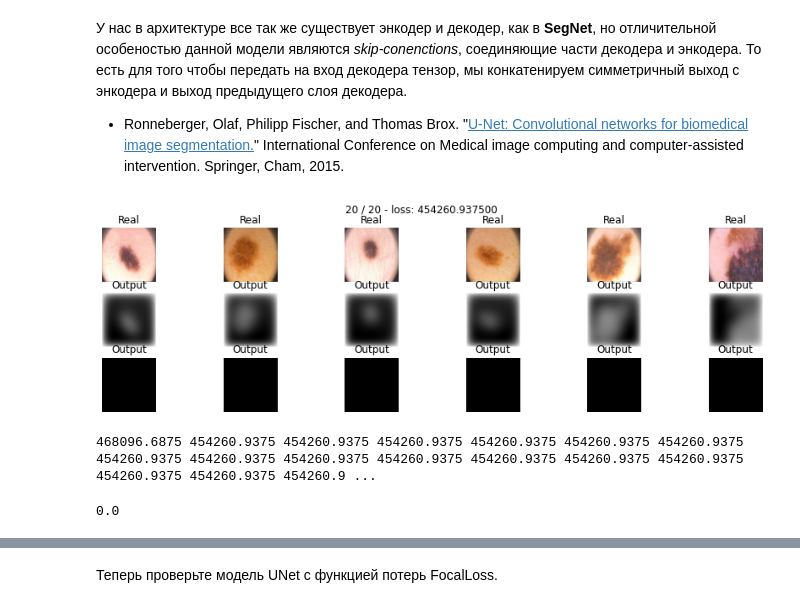
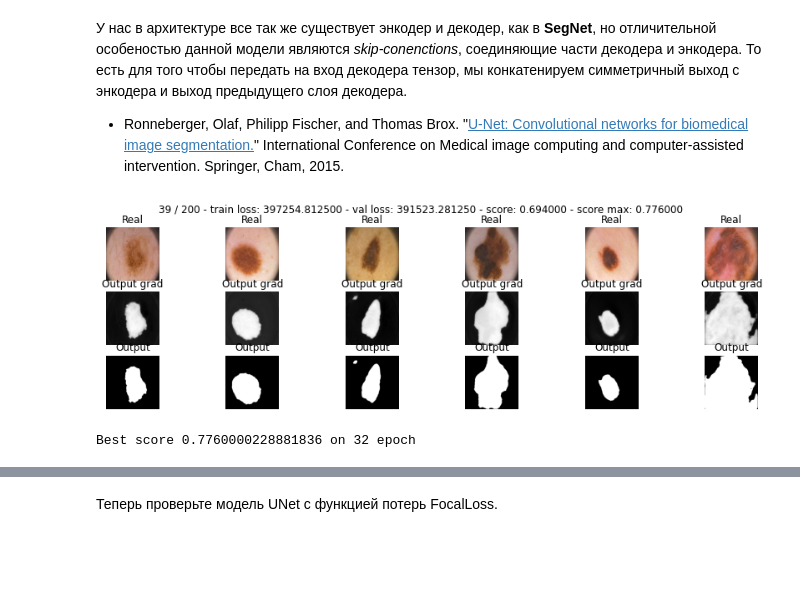
Before and after one commit to gbrs/DLS_1_2022_spring, a Jupyter notebook: 24 Домашка/[hw,basic]semantic_segmentation.ipynb, the cells around one changed output, grey strips where cells are left out. Cells and saved outputs as stored; diff of their text form; code cells hidden in the pictures; blank space fills up the shorter version.

```diff
--- a/24 Домашка/[hw,basic]semantic_segmentation.ipynb
+++ b/24 Домашка/[hw,basic]semantic_segmentation.ipynb
@@ -594,5 +625,5 @@ model_dice = SegNet().to(device)
 # %%
-max_epochs = 40
-optimaizer = torch.optim.Adam(model_dice.parameters())
-train(model_dice, optimaizer, dice_loss, max_epochs, data_tr, data_val)
+max_epochs = 200
+train_losses_seg_dice, val_losses_seg_dice, scores_seg_dice \
+        = train(seg_dice, optimaizer, dice_loss, max_epochs, data_tr, data_val, 'seg_dice')
 # %% [output]
@@ -643,4 +684,5 @@ optimaizer = torch.optim.Adam(model_focal.parameters())
 # %%
-max_epochs = 40
-train(model_focal, optimaizer, focal_loss, max_epochs, data_tr, data_val)
+max_epochs = 200
+train_losses_seg_focal, val_losses_seg_focal, scores_seg_focal \
+        = train(seg_focal, optimaizer, focal_loss, max_epochs, data_tr, data_val, 'seg_focal')
 # %% [output]
@@ -685,29 +732,37 @@ class UNet(nn.Module):
         # )
         self.enc_conv0 = nn.Sequential(
                               nn.Conv2d(in_channels=3, out_channels=64, kernel_size=3, padding=1),
+                              nn.BatchNorm2d(64),
                               nn.ReLU(),
                               nn.Conv2d(in_channels=64, out_channels=64, kernel_size=3, padding=1),
+                              nn.BatchNorm2d(64),
                               nn.ReLU()
                          )
         self.pool0 = nn.MaxPool2d(2, stride=2)  # 256 -> 128
         self.enc_conv1 = nn.Sequential(
                               nn.Conv2d(in_channels=64, out_channels=128, kernel_size=3, padding=1),
+                              nn.BatchNorm2d(128),
                               nn.ReLU(),
                               nn.Conv2d(in_channels=128, out_channels=128, kernel_size=3, padding=1),
+                              nn.BatchNorm2d(128),
                               nn.ReLU()
                          )
         self.pool1 = nn.MaxPool2d(2, stride=2)  # 128 -> 64
         self.enc_conv2 = nn.Sequential(
                               nn.Conv2d(in_channels=128, out_channels=256, kernel_size=3, padding=1),
+                              nn.BatchNorm2d(256),
                               nn.ReLU(),
                               nn.Conv2d(in_channels=256, out_channels=256, kernel_size=3, padding=1),
+                              nn.BatchNorm2d(256),
                               nn.ReLU()
                          )
         self.pool2 = nn.MaxPool2d(2, stride=2)  # 64 -> 32
         self.enc_conv3 = nn.Sequential(
                               nn.Conv2d(in_channels=256, out_channels=512, kernel_size=3, padding=1),
+                              nn.BatchNorm2d(512),
                               nn.ReLU(),
                               nn.Conv2d(in_channels=512, out_channels=512, kernel_size=3, padding=1),
+                              nn.BatchNorm2d(512),
                               nn.ReLU()
                          )
         self.pool3 = nn.MaxPool2d(2, stride=2)  # 32 -> 16
@@ -715,8 +770,10 @@ class UNet(nn.Module):
         # bottleneck
         self.bottleneck_conv = nn.Sequential(
                                     nn.Conv2d(in_channels=512, out_channels=1024, kernel_size=3, padding=1),
+                                    nn.BatchNorm2d(1024),
                                     nn.ReLU(),
                                     nn.Conv2d(in_channels=1024, out_channels=512, kernel_size=3, padding=1),
+                                    nn.BatchNorm2d(512),
                                     nn.ReLU()
                               )
 
@@ -724,29 +781,37 @@ class UNet(nn.Module):
         self.upsample0 = nn.Upsample(scale_factor=2)  # 16 -> 32
         self.dec_conv0 = nn.Sequential(
                               nn.Conv2d(in_channels=1024, out_channels=512, kernel_size=3, padding=1),
+                              nn.BatchNorm2d(512),
                               nn.ReLU(),
                               nn.Conv2d(in_channels=512, out_channels=256, kernel_size=3, padding=1),
+                              nn.BatchNorm2d(256),
                               nn.ReLU()
                          )
         self.upsample1 = nn.Upsample(scale_factor=2)  # 32 -> 64
         self.dec_conv1 = nn.Sequential(
                               nn.Conv2d(in_channels=512, out_channels=256, kernel_size=3, padding=1),
+                              nn.BatchNorm2d(256),
                               nn.ReLU(),
                               nn.Conv2d(in_channels=256, out_channels=128, kernel_size=3, padding=1),
+                              nn.BatchNorm2d(128),
                               nn.ReLU()
                          )
         self.upsample2 = nn.Upsample(scale_factor=2)  # 64 -> 128
         self.dec_conv2 = nn.Sequential(
                               nn.Conv2d(in_channels=256, out_channels=128, kernel_size=3, padding=1),
+                              nn.BatchNorm2d(128),
                               nn.ReLU(),
                               nn.Conv2d(in_channels=128, out_channels=64, kernel_size=3, padding=1),
+                              nn.BatchNorm2d(64),
                               nn.ReLU()
                          )
         self.upsample3 = nn.Upsample(scale_factor=2)  # 128 -> 256
         self.dec_conv3 = nn.Sequential(
                               nn.Conv2d(in_channels=128, out_channels=64, kernel_size=3, padding=1),
+                              nn.BatchNorm2d(64),
                               nn.ReLU(),
                               nn.Conv2d(in_channels=64, out_channels=64, kernel_size=3, padding=1),
+                              nn.BatchNorm2d(64),
                               nn.ReLU(),
                               nn.Conv2d(in_channels=64, out_channels=1, kernel_size=1)
                               ## зачем часто делают 2 слоя на выходе?
@@ -769,11 +834,11 @@ class UNet(nn.Module):
         d3 = self.dec_conv3(self.upsample3(torch.cat((d2, e0), dim=1)))  # no activation
         return d3
 # %%
-unet_model_bce = UNet().to(device)
-optimaizer = torch.optim.Adam(unet_model_bce.parameters())
+u_bce = UNet().to(device)
+optimaizer = torch.optim.Adam(u_bce.parameters())
 # %%
-max_epochs = 20
-train(unet_model_bce, optimaizer, bce_loss, max_epochs, data_tr, data_val)
+max_epochs = 200
+train_losses_u_bce, val_losses_u_bce, scores_u_bce \
+        = train(u_bce, optimaizer, bce_loss, max_epochs, data_tr, data_val, 'u_bce')
 # %% [output]
-[figure, old version]
+[figure, new version]
-468096.6875 454260.9375 454260.9375 454260.9375 454260.9375 454260.9375 454260.9375 454260.9375 454260.9375 454260.9375 454260.9375 454260.9375 454260.9375 454260.9375 454260.9375 454260.9375 454260.9 ...
@@ -782,4 +845,8 @@ torch.save(unet_model_bce.state_dict(), '/content/gdrive/My Drive/unet_model_bce
-# %%
-score_model(unet_model_bce, iou_pytorch, data_val)
-# %% [output]
-0.0
+# %%
+## превратим в нумпаевские массивы, полученные лоссы/скоры
+train_losses_u_bce, val_losses_u_bce, scores_u_bce \
+        = np.array(train_losses_u_bce), np.array(val_losses_u_bce), np.array(scores_u_bce)
+
+print(f'Best score {scores_u_bce.max()} on {scores_u_bce.argmax() + 1} epoch')
+# %% [output]
+Best score 0.7760000228881836 on 32 epoch
```
Also changed, not shown: parts of 63 cells of this notebook, 1 other file.
